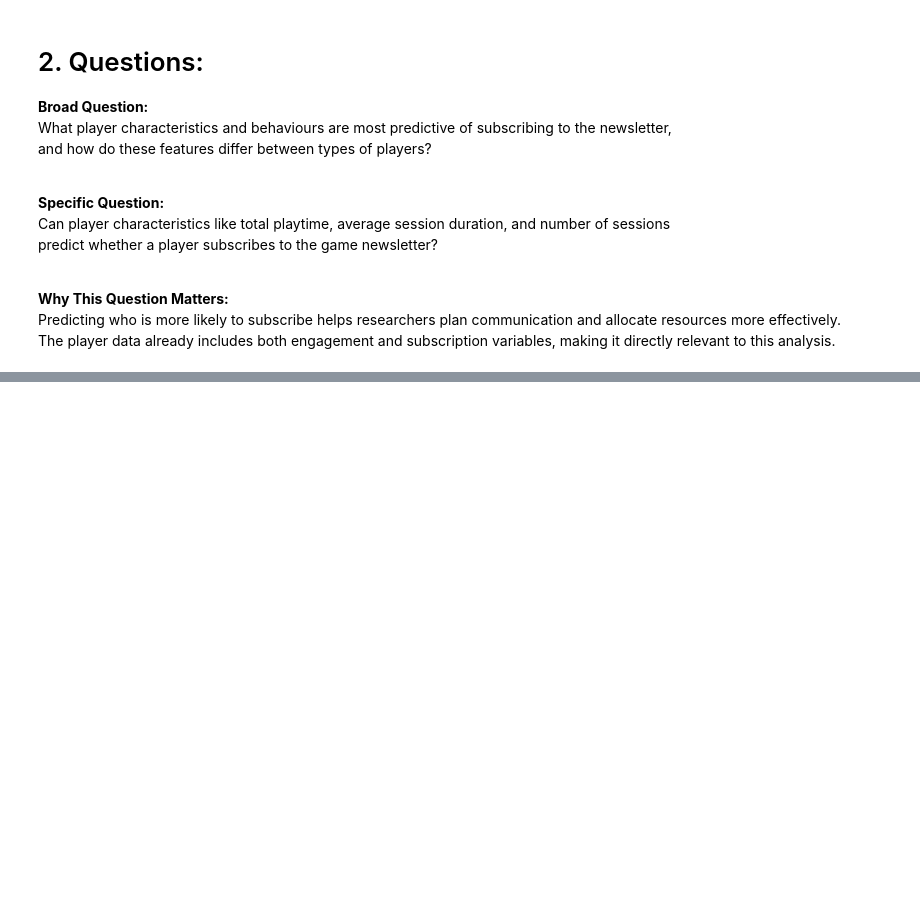
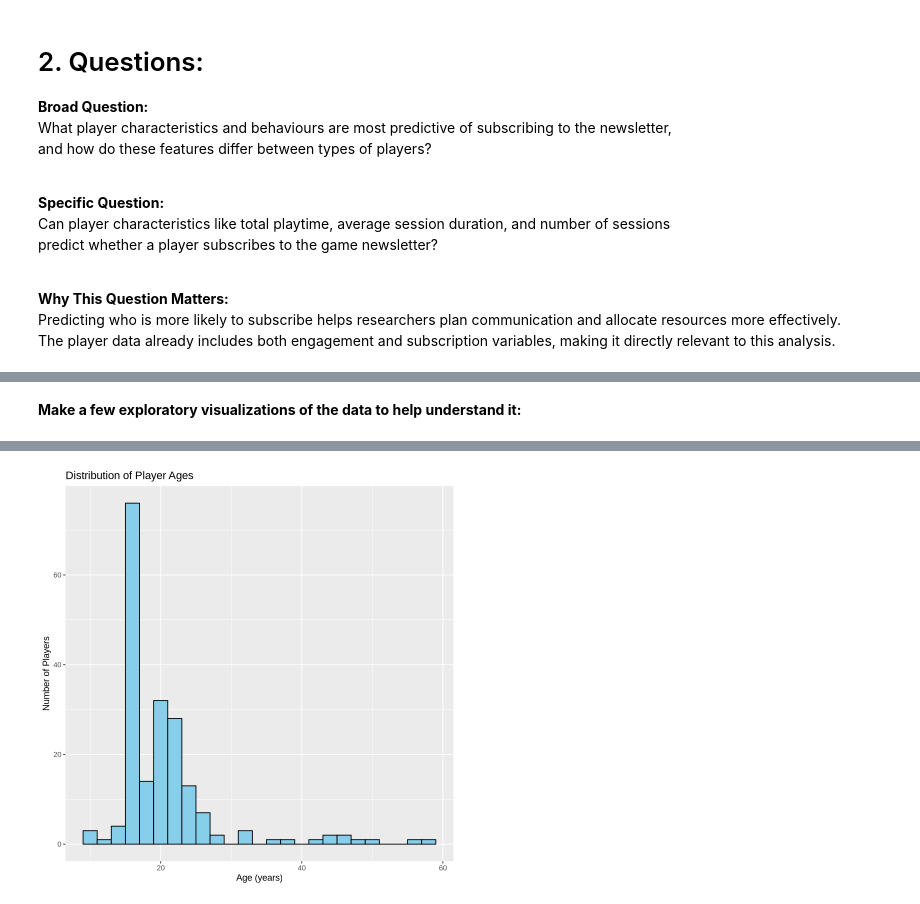
Before and after one commit to Mudra5678/Mudra-Patel_Individual-Planning-Project, a Jupyter notebook: Individual Planning Project.ipynb, the cells around one changed output, grey strips where cells are left out. Cells and saved outputs as stored; diff of their text form; code cells hidden in the pictures; blank space fills up the shorter version.

Commit message:
Completed Step 3: Exploratory Data Analysis and Visualization
Completed the step three of the Individual Planning Project.

```diff
--- a/Individual Planning Project.ipynb
+++ b/Individual Planning Project.ipynb
@@ -89,0 +100,8 @@ The player data already includes both engagement and subscription variables, mak
+# %%
+# Read in the datasets
+players <- read_csv("/home/jovyan/work/Mudra-Patel_Individual-Planning-Project/players.csv")
+sessions <- read_csv("/home/jovyan/work/Mudra-Patel_Individual-Planning-Project/sessions.csv")
+
+# Check first few rows
+players |> head()
+sessions |> head()
@@ -89,0 +146,7 @@ The player data already includes both engagement and subscription variables, mak
+# %%
+# Convert logical subscribe to factor
+players <- players |>
+  mutate(subscribe = as.factor(subscribe))
+
+# Check for missing values
+players |> summarise_all(~ sum(is.na(.)))
@@ -89,0 +171,10 @@ The player data already includes both engagement and subscription variables, mak
+# %% [markdown]
+**Make a few exploratory visualizations of the data to help understand it:**
+# %%
+players |>
+  ggplot(aes(x = Age)) +
+  geom_histogram(binwidth = 2, fill = "skyblue", color = "black") +
+  labs(title = "Distribution of Player Ages",
+       x = "Age (years)",
+       y = "Number of Players")
+# %% [output]
@@ -89,0 +183 @@ The player data already includes both engagement and subscription variables, mak
+[figure, added]
```
Also changed, not shown: parts of 14 cells of this notebook.
